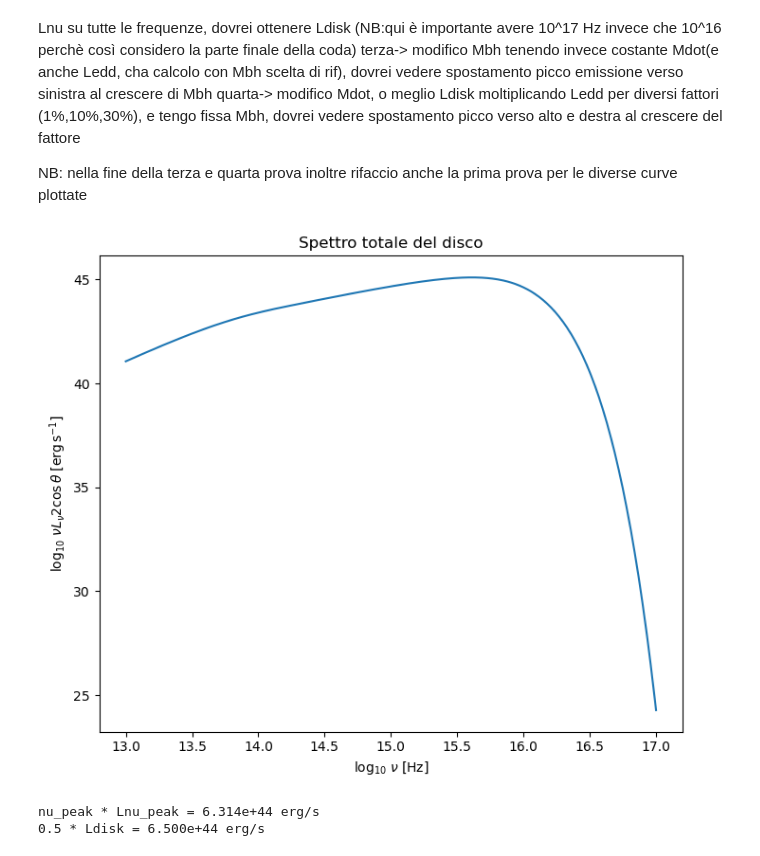
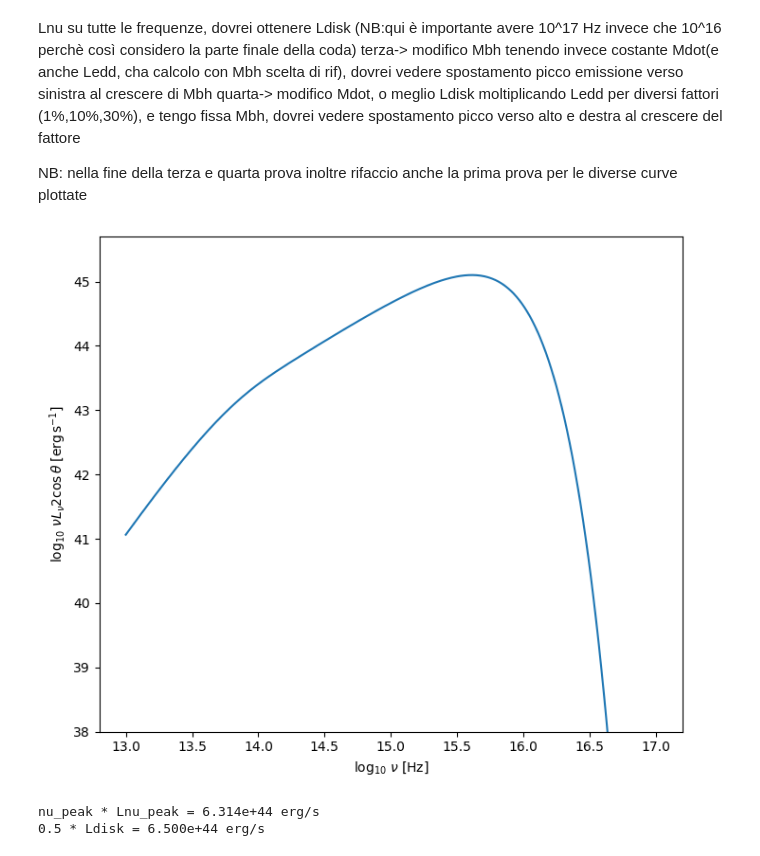
Before and after one commit to maddaba/Programmi_per_tesi, a Jupyter notebook: disco_SS.ipynb, the cells around one changed output. Saved outputs shown, nothing was run; the diff lists cells and outputs as text; code cells hidden in the pictures.

```diff
--- a/disco_SS.ipynb
+++ b/disco_SS.ipynb
@@ -51,31 +51,31 @@ nu = np.logspace(13, 17, Nnu)  # Hz     #meglio consideare fino a 10^17 soprattu
 # %%
 # inizializzo matrice Bnu con dimensioni (Nnu, Nr): righe=frequenze, colonne=raggi e quindi temperature
 Bnu = np.zeros((Nnu, Nr))
 
 # calcolo di B_nu(nu, T) per ogni frequenza e temperatura
 for j in range(Nr): #loop sui raggi
     x = h * nu / (kB * T[j])  #array di dimensione (Nnu,) con x per ogni frequenza a quel raggio
     x = np.clip(x, 1e-12, 700.0) # evito overflow per valori di x grandi
     Bnu[:, j] = (2*h*nu**3 / c**2) / (np.exp(x) - 1.0) #calcolo di Bnu per ogni frequenza a quel raggio, memorizzato nella matrice Bnu
 
 # calcolo di L(nu) integrando su R
 integrand = R[None, :] * Bnu                  # ATT: se non metto none negli R si sballa perchè R è un array di dimensione (Nr,) e Bnu è (Nnu, Nr); con none invece R diventa (1, Nr), così integrand ha dimensione (Nnu, Nr)
 I_nu = np.trapezoid(integrand, R, axis=1)     # integrale su R per ogni frequenza, restituisce un array di dimensione (Nnu,) con I_nu per ogni frequenza
 Lnu = 4 * np.pi**2 * I_nu                     # L(nu) per ogni frequenza, array di dimensione (Nnu,)
 nuLnu = nu * Lnu
 
 theta = 3.0 * np.pi / 180.0  # angolo di osservazione del disco rispetto alla normale al disco che è verso di noi, in radianti (3 gradi)
 #plot dello spettro totale del disco in forma nu*L(nu) vs nu
 plt.figure(figsize=(7,6))
 #calcolo nu*L(nu)*coseno dell'angolo theta definito prima
 plt.plot(np.log10(nu), np.log10(nuLnu *2* np.cos(theta)), label=r'$L_\mathrm{disk} = 0.1 L_\mathrm{Edd}$')
 plt.xlabel(r'$\log_{10}\,\nu \;[\mathrm{Hz}]$')
 plt.ylabel(r'$\log_{10}\,\nu L_\nu 2\cos\theta \;[\mathrm{erg\,s^{-1}}]$')
-plt.title('Spettro totale del disco')
+plt.ylim(38, 45.7)
 plt.tight_layout()
 plt.show()
 # %% [output]
-[figure, old version]
+[figure, new version]
 # %%
 # PRIMA PROVA : calcolo nu_peak*L(nu_peak) e confronto con 0.5*Ldisk, perchè --> il valore del picco indica dove viene emessa la maggior parte dell’energia e Ldisk è la potenza totale emessa,
 # quindi se il picco è vicino a 0.5*Ldisk significa che la maggior parte dell’energia viene emessa intorno a quella frequenza, e quindi è un buon indicatore della potenza totale del disco.
```
Also changed, not shown: parts of 3 cells of this notebook, 20 other files.
